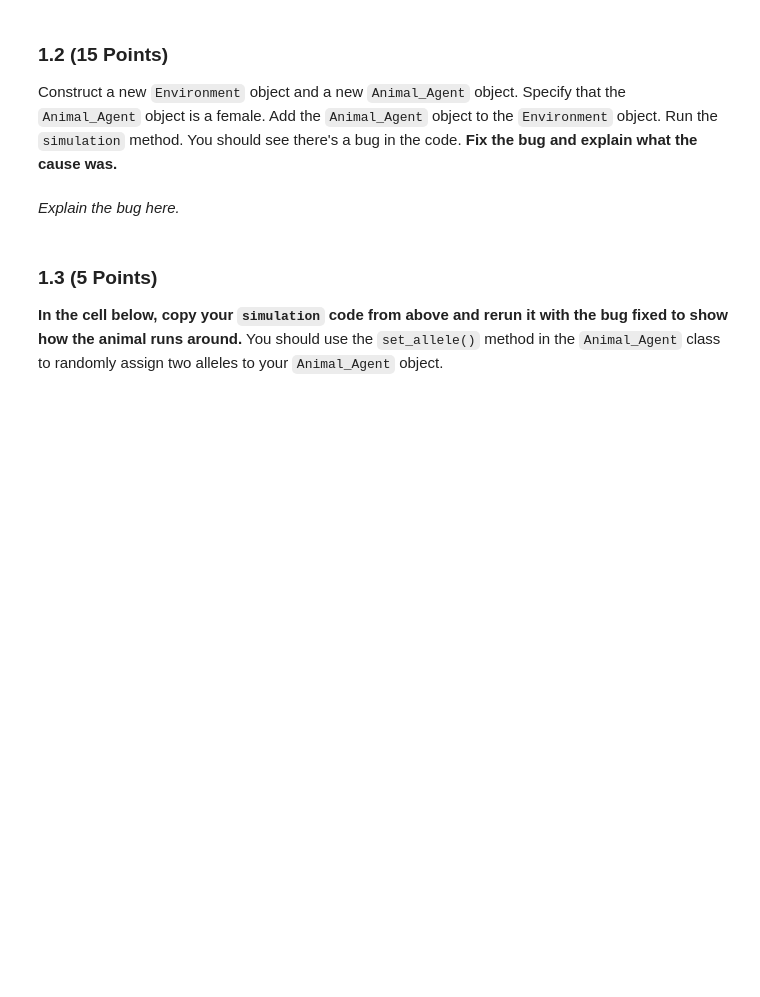
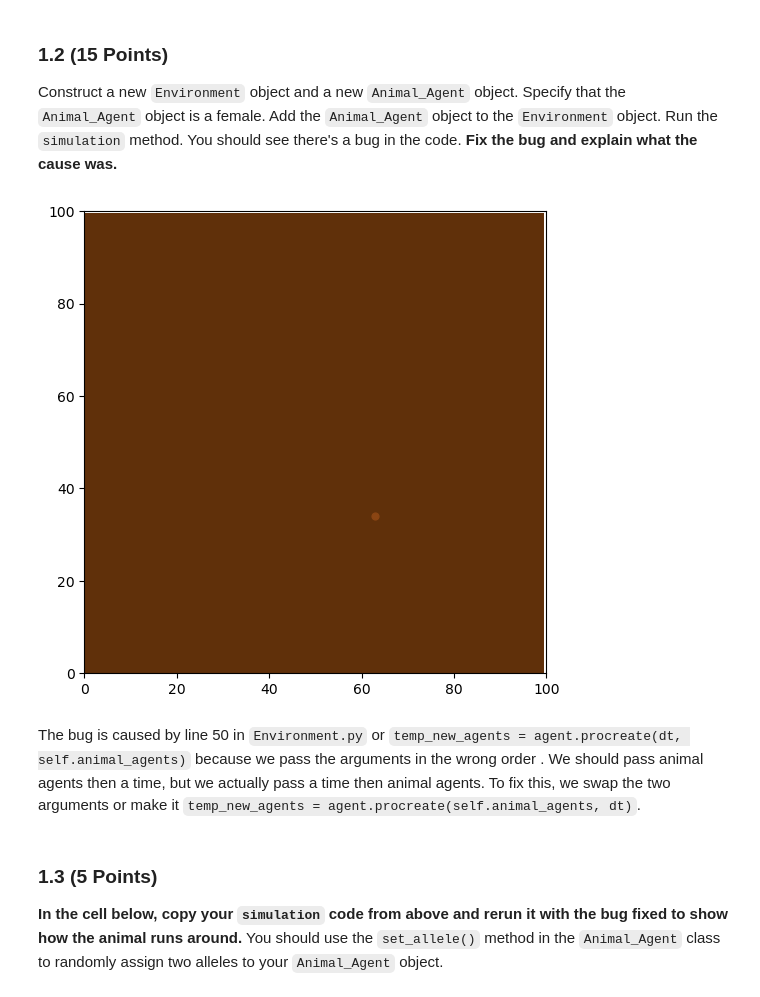
Before and after one commit to zuohanwe/CMSE202-s23-turnin, a Jupyter notebook: hw-03/zuohanwe_HW3_ABMs_STUDENT.ipynb, the cells around one changed output. Cells and saved outputs as stored; diff of their text form; code cells hidden in the pictures; blank space fills up the shorter version.

```diff
--- a/hw-03/zuohanwe_HW3_ABMs_STUDENT.ipynb
+++ b/hw-03/zuohanwe_HW3_ABMs_STUDENT.ipynb
@@ -73,2 +70,0 @@ Construct a new `Environment` object and a new `Animal_Agent` object. Specify th
-# %% [markdown]
-*Explain the bug here.*
@@ -75,3 +76,14 @@ Construct a new `Environment` object and a new `Animal_Agent` object. Specify th
+# %%
+#Write your code here
+environment_1 = Environment()
+animal_female_1 = Animal_Agent(sex='F')
+environment_1.add_agent(animal_female_1)
+environment_1.simulate(10)
+# already fixed the bug
+# %% [output]
+[figure, added]
+# %% [markdown]
+The bug is caused by line 50 in `Environment.py` or `temp_new_agents = agent.procreate(dt, self.animal_agents)` because we pass the arguments in the wrong order . We should pass animal agents then a time, but we actually pass a time then animal agents. To fix this, we swap the two arguments or make it `temp_new_agents = agent.procreate(self.animal_agents, dt)`.
 # %% [markdown]
 ### 1.3 (5 Points)
 
```
Also changed, not shown: parts of 12 cells of this notebook, 2 other files.
